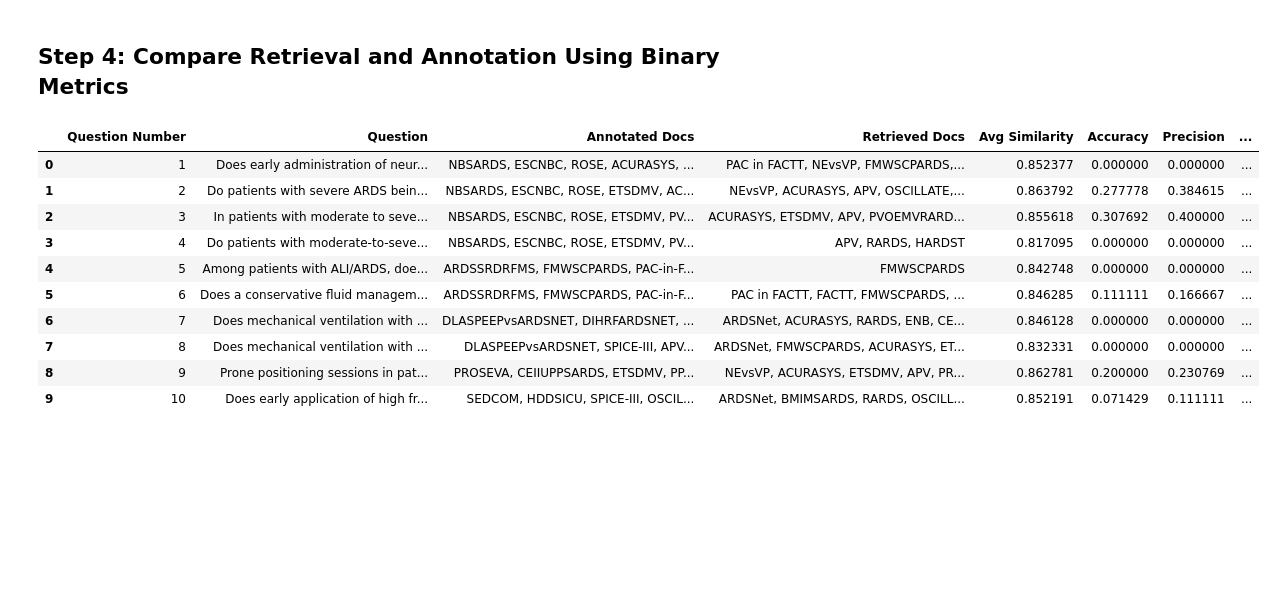
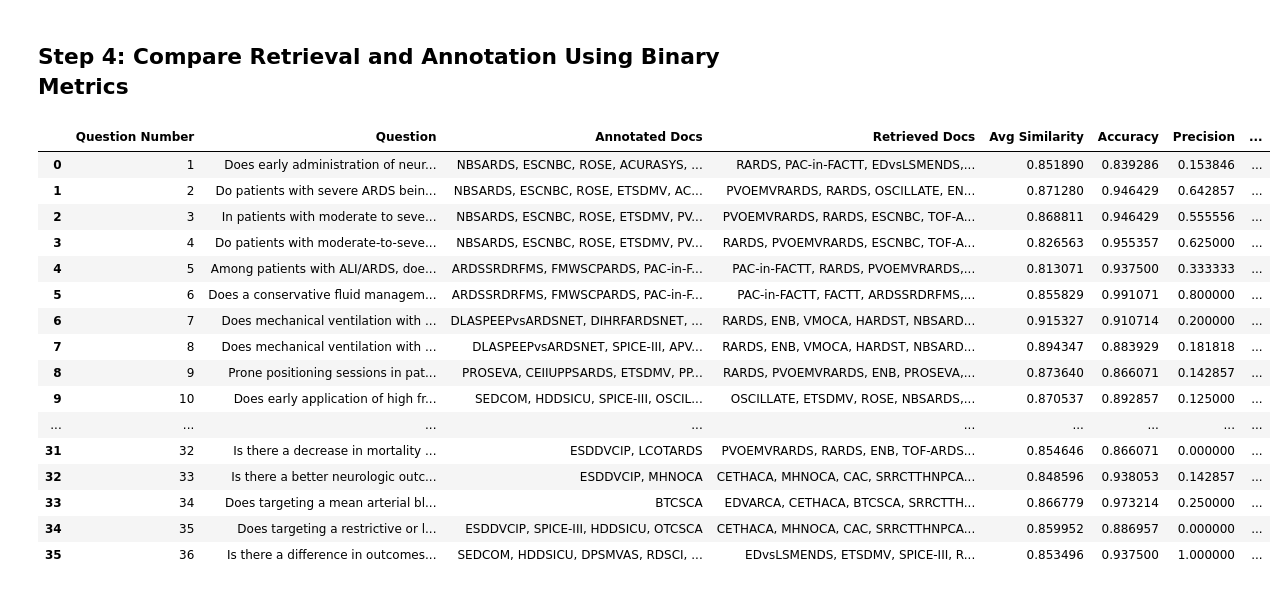
Before and after one commit to BobZhang26/GraphRAG_experiments, a Jupyter notebook: retrieve.ipynb, the cells around one changed output. Cells and saved outputs as stored; diff of their text form; code cells hidden in the pictures; blank space fills up the shorter version.

```diff
--- a/retrieve.ipynb
+++ b/retrieve.ipynb
@@ -194,27 +194,36 @@ max_hops = 1
 # %%
 # Read the retrieved documents results from the csv file
 results_df = pd.read_csv('./outputs/retrieved_docs_results.csv')
 # load relevant documents
 relevant_docs_df = pd.read_csv('./outputs/relevant_docs.csv')
 # Get the average similarity for each question and aggregate the unique Retrieved Documents into a single column
 analysis_df = get_avg_similarity_df(results_df)
 # Get the concatenated dataframe
 concatenated_df = get_concatenate_df(analysis_df,relevant_docs_df,topk=36)
+
+total_tokens = set(spreadsheet.get_worksheet(1).col_values(3)[1:])
+#print("Total tokens: ", len(total_tokens))
 # apply metrics to the concatenated dataframe
-BM_df = apply_metrics(concatenated_df)
-display(BM_df.head(10))
+BM_df = apply_metrics(concatenated_df,total_tokens)
+display(BM_df)
 # %% [output]
 |  | Question Number | Question | Annotated Docs | Retrieved Docs | Avg Similarity | Accuracy | Precision | ... |
-| 0 | 1 | Does early administration of neur... | NBSARDS, ESCNBC, ROSE, ACURASYS, ... | PAC in FACTT, NEvsVP, FMWSCPARDS,... | 0.852377 | 0.000000 | 0.000000 | ... |
-| 1 | 2 | Do patients with severe ARDS bein... | NBSARDS, ESCNBC, ROSE, ETSDMV, AC... | NEvsVP, ACURASYS, APV, OSCILLATE,... | 0.863792 | 0.277778 | 0.384615 | ... |
-| 2 | 3 | In patients with moderate to seve... | NBSARDS, ESCNBC, ROSE, ETSDMV, PV... | ACURASYS, ETSDMV, APV, PVOEMVRARD... | 0.855618 | 0.307692 | 0.400000 | ... |
-| 3 | 4 | Do patients with moderate-to-seve... | NBSARDS, ESCNBC, ROSE, ETSDMV, PV... | APV, RARDS, HARDST | 0.817095 | 0.000000 | 0.000000 | ... |
-| 4 | 5 | Among patients with ALI/ARDS, doe... | ARDSSRDRFMS, FMWSCPARDS, PAC-in-F... | FMWSCPARDS | 0.842748 | 0.000000 | 0.000000 | ... |
-| 5 | 6 | Does a conservative fluid managem... | ARDSSRDRFMS, FMWSCPARDS, PAC-in-F... | PAC in FACTT, FACTT, FMWSCPARDS, ... | 0.846285 | 0.111111 | 0.166667 | ... |
-| 6 | 7 | Does mechanical ventilation with ... | DLASPEEPvsARDSNET, DIHRFARDSNET, ... | ARDSNet, ACURASYS, RARDS, ENB, CE... | 0.846128 | 0.000000 | 0.000000 | ... |
-| 7 | 8 | Does mechanical ventilation with ... | DLASPEEPvsARDSNET, SPICE-III, APV... | ARDSNet, FMWSCPARDS, ACURASYS, ET... | 0.832331 | 0.000000 | 0.000000 | ... |
-| 8 | 9 | Prone positioning sessions in pat... | PROSEVA, CEIIUPPSARDS, ETSDMV, PP... | NEvsVP, ACURASYS, ETSDMV, APV, PR... | 0.862781 | 0.200000 | 0.230769 | ... |
-| 9 | 10 | Does early application of high fr... | SEDCOM, HDDSICU, SPICE-III, OSCIL... | ARDSNet, BMIMSARDS, RARDS, OSCILL... | 0.852191 | 0.071429 | 0.111111 | ... |
+| 0 | 1 | Does early administration of neur... | NBSARDS, ESCNBC, ROSE, ACURASYS, ... | RARDS, PAC-in-FACTT, EDvsLSMENDS,... | 0.851890 | 0.839286 | 0.153846 | ... |
+| 1 | 2 | Do patients with severe ARDS bein... | NBSARDS, ESCNBC, ROSE, ETSDMV, AC... | PVOEMVRARDS, RARDS, OSCILLATE, EN... | 0.871280 | 0.946429 | 0.642857 | ... |
+| 2 | 3 | In patients with moderate to seve... | NBSARDS, ESCNBC, ROSE, ETSDMV, PV... | PVOEMVRARDS, RARDS, ESCNBC, TOF-A... | 0.868811 | 0.946429 | 0.555556 | ... |
+| 3 | 4 | Do patients with moderate-to-seve... | NBSARDS, ESCNBC, ROSE, ETSDMV, PV... | RARDS, PVOEMVRARDS, ESCNBC, TOF-A... | 0.826563 | 0.955357 | 0.625000 | ... |
+| 4 | 5 | Among patients with ALI/ARDS, doe... | ARDSSRDRFMS, FMWSCPARDS, PAC-in-F... | PAC-in-FACTT, RARDS, PVOEMVRARDS,... | 0.813071 | 0.937500 | 0.333333 | ... |
+| 5 | 6 | Does a conservative fluid managem... | ARDSSRDRFMS, FMWSCPARDS, PAC-in-F... | PAC-in-FACTT, FACTT, ARDSSRDRFMS,... | 0.855829 | 0.991071 | 0.800000 | ... |
+| 6 | 7 | Does mechanical ventilation with ... | DLASPEEPvsARDSNET, DIHRFARDSNET, ... | RARDS, ENB, VMOCA, HARDST, NBSARD... | 0.915327 | 0.910714 | 0.200000 | ... |
+| 7 | 8 | Does mechanical ventilation with ... | DLASPEEPvsARDSNET, SPICE-III, APV... | RARDS, ENB, VMOCA, HARDST, NBSARD... | 0.894347 | 0.883929 | 0.181818 | ... |
+| 8 | 9 | Prone positioning sessions in pat... | PROSEVA, CEIIUPPSARDS, ETSDMV, PP... | RARDS, PVOEMVRARDS, ENB, PROSEVA,... | 0.873640 | 0.866071 | 0.142857 | ... |
+| 9 | 10 | Does early application of high fr... | SEDCOM, HDDSICU, SPICE-III, OSCIL... | OSCILLATE, ETSDMV, ROSE, NBSARDS,... | 0.870537 | 0.892857 | 0.125000 | ... |
+| ... | ... | ... | ... | ... | ... | ... | ... | ... |
+| 31 | 32 | Is there a decrease in mortality ... | ESDDVCIP, LCOTARDS | PVOEMVRARDS, RARDS, ENB, TOF-ARDS... | 0.854646 | 0.866071 | 0.000000 | ... |
+| 32 | 33 | Is there a better neurologic outc... | ESDDVCIP, MHNOCA | CETHACA, MHNOCA, CAC, SRRCTTHNPCA... | 0.848596 | 0.938053 | 0.142857 | ... |
+| 33 | 34 | Does targeting a mean arterial bl... | BTCSCA | EDVARCA, CETHACA, BTCSCA, SRRCTTH... | 0.866779 | 0.973214 | 0.250000 | ... |
+| 34 | 35 | Does targeting a restrictive or l... | ESDDVCIP, SPICE-III, HDDSICU, OTCSCA | CETHACA, MHNOCA, CAC, SRRCTTHNPCA... | 0.859952 | 0.886957 | 0.000000 | ... |
+| 35 | 36 | Is there a difference in outcomes... | SEDCOM, HDDSICU, DPSMVAS, RDSCI, ... | EDvsLSMENDS, ETSDMV, SPICE-III, R... | 0.853496 | 0.937500 | 1.000000 | ... |
 # %%
 # Print numerical results
 print("\nNumerical Results:")
```
Also changed, not shown: parts of 2 cells of this notebook, 1 other file.
